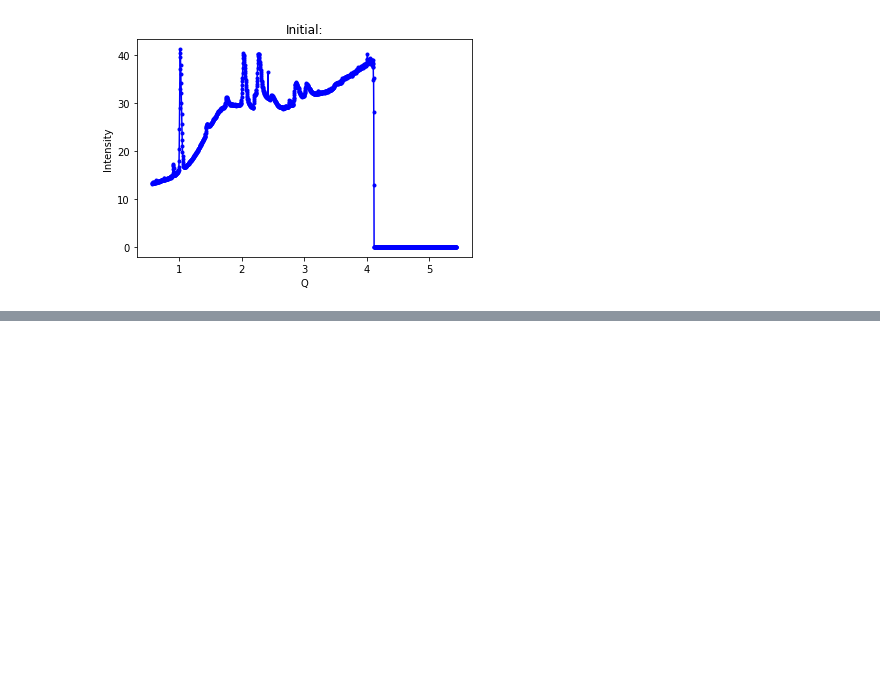
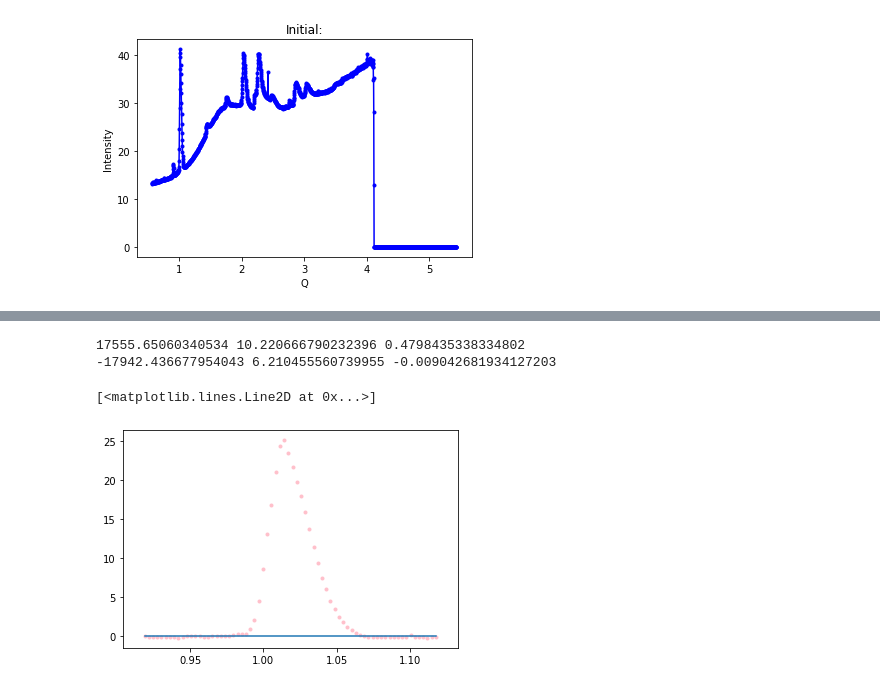
Before and after one commit to Wellesley-Solar/XRD_Tools, a Jupyter notebook: Python Programs/XRD Analysis/plot raw data & find peaks 4 28 20-checkpoint.ipynb, the cells around one changed output, grey strips where cells are left out. Saved outputs shown, nothing was run; the diff lists cells and outputs as text; code cells hidden in the pictures; blank space fills up the shorter version.

```diff
--- a/Python Programs/XRD Analysis/plot raw data & find peaks 4 28 20-checkpoint.ipynb
+++ b/Python Programs/XRD Analysis/plot raw data & find peaks 4 28 20-checkpoint.ipynb
@@ -337,0 +88,27 @@ NameError: name 'data' is not defined
+# %%
+'''gaussian fitting '''
+from scipy import optimize
+
+def gaussian(t, height, center, width):
+    return height*np.exp(-(t - center)**2/(2*width**2))
+
+def two_gaussians(t, h1, c1, w1, h2, c2, w2):
+    return (gaussian(t, h1, c1, w1) +
+        gaussian(t, h2, c2, w2))
+
+errfunc2 = lambda p, t, e: (two_gaussians(t, *p) - e)**2
+
+guess2= [25, 1.01, .05, 25, 1.03, .05]
+optim2, success = optimize.leastsq(errfunc2, guess2[:], args=(np.array(q_sub), int_correct))
+
+print(optim2[0],optim2[1],optim2[2]/2)
+print(optim2[3],optim2[4],optim2[5]/2)
+
+
+plt.scatter(np.array(q_sub), int_correct, c='pink', label='measurement', marker='.', edgecolors=None)
+plt.plot(np.array(q_sub), two_gaussians(np.array(q_sub), *optim2))
+# %% [output]
+17555.65060340534 10.220666790232396 0.4798435338334802
+-17942.436677954043 6.210455560739955 -0.009042681934127203
+[<matplotlib.lines.Line2D at 0x...>]
+[figure, added]
```
Also changed, not shown: parts of 18 cells of this notebook.
